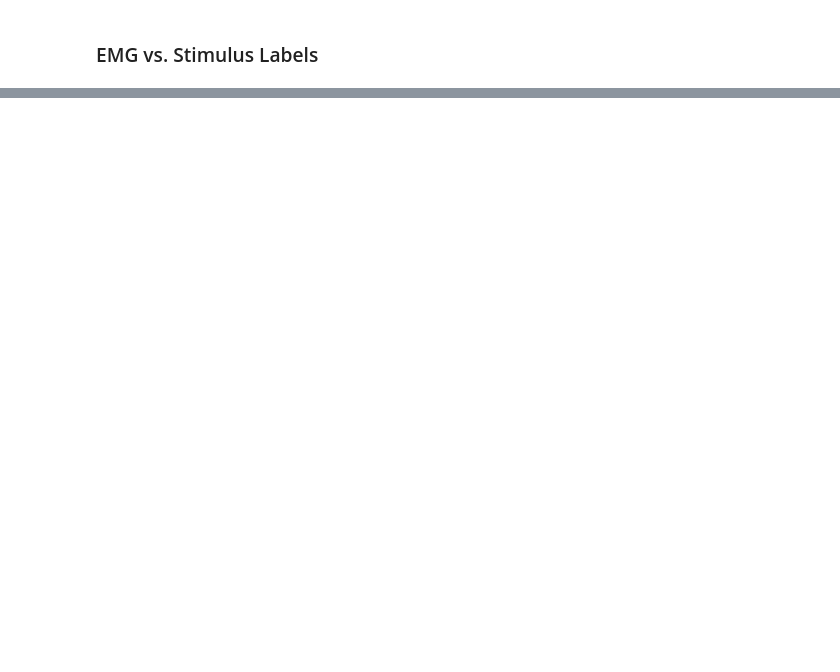
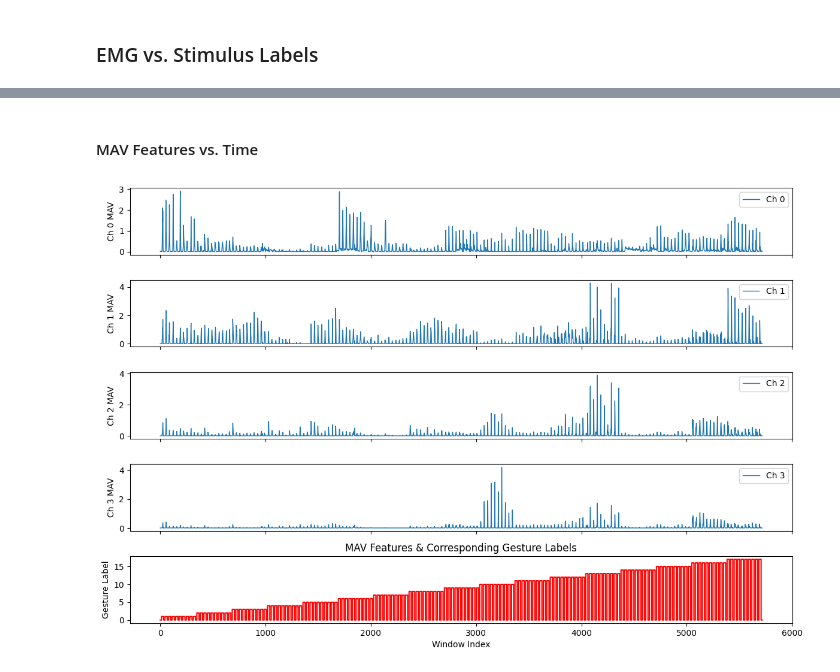
Before and after one commit to tnunn-2/EMG_Motion, a Jupyter notebook: notebooks/visualizations.ipynb, the cells around one changed output, grey strips where cells are left out. Cells and saved outputs as stored; diff of their text form; code cells hidden in the pictures; blank space fills up the shorter version.

Commit message:
added plots

```diff
--- a/notebooks/visualizations.ipynb
+++ b/notebooks/visualizations.ipynb
@@ -14,2 +13,22 @@ ModuleNotFoundError: No module named 'matplotlib'
 # %% [markdown]
 ### EMG vs. Stimulus Labels
+# %%
+from data_loader import LoadAndProcess
+
+
+PROJECT_ROOT = Path(os.getcwd()).resolve().parents[0]
+sys.path.append(str(PROJECT_ROOT / "src"))
+
+
+DATA_PATH = PROJECT_ROOT / "data" / "ninapro" / "DB1" / "S1"
+SINGLE_FILE = DATA_PATH / "S1_A1_E2.mat"  # E2 = grasping primitives
+
+WINDOW_SIZE = 50
+OVERLAP_SIZE = 25
+
+# Use your existing loader to get features and labels
+X, y = LoadAndProcess(str(SINGLE_FILE), WINDOW_SIZE, OVERLAP_SIZE)
+
+print(f"Loaded Features: {X.shape}")
+print(f"Loaded Labels: {y.shape}")
+print("Unique gesture labels:", np.unique(y))
@@ -15,0 +43,23 @@ ModuleNotFoundError: No module named 'matplotlib'
+# %% [markdown]
+#### MAV Features vs. Time
+# %%
+channels_to_plot = [0, 1, 2, 3]  # pick a few EMG channels
+
+fig, axs = plt.subplots(len(channels_to_plot) + 1, 1, figsize=(12, 8), sharex=True)
+
+# Plot MAV features per channel
+for i, ch in enumerate(channels_to_plot):
+    axs[i].plot(X[:, ch], label=f'Ch {ch}', linewidth=1)
+    axs[i].set_ylabel(f'Ch {ch} MAV')
+    axs[i].legend(loc='upper right')
+
+# Plot gesture labels as red step plot
+axs[-1].step(np.arange(len(y)), y, where='post', color='red', linewidth=1.5)
+axs[-1].set_ylabel("Gesture Label")
+axs[-1].set_xlabel("Window Index")
+axs[-1].set_title("MAV Features & Corresponding Gesture Labels")
+
+plt.tight_layout()
+plt.show()
+# %% [output]
+[figure, added]
```
Also changed, not shown: parts of 4 cells of this notebook.
